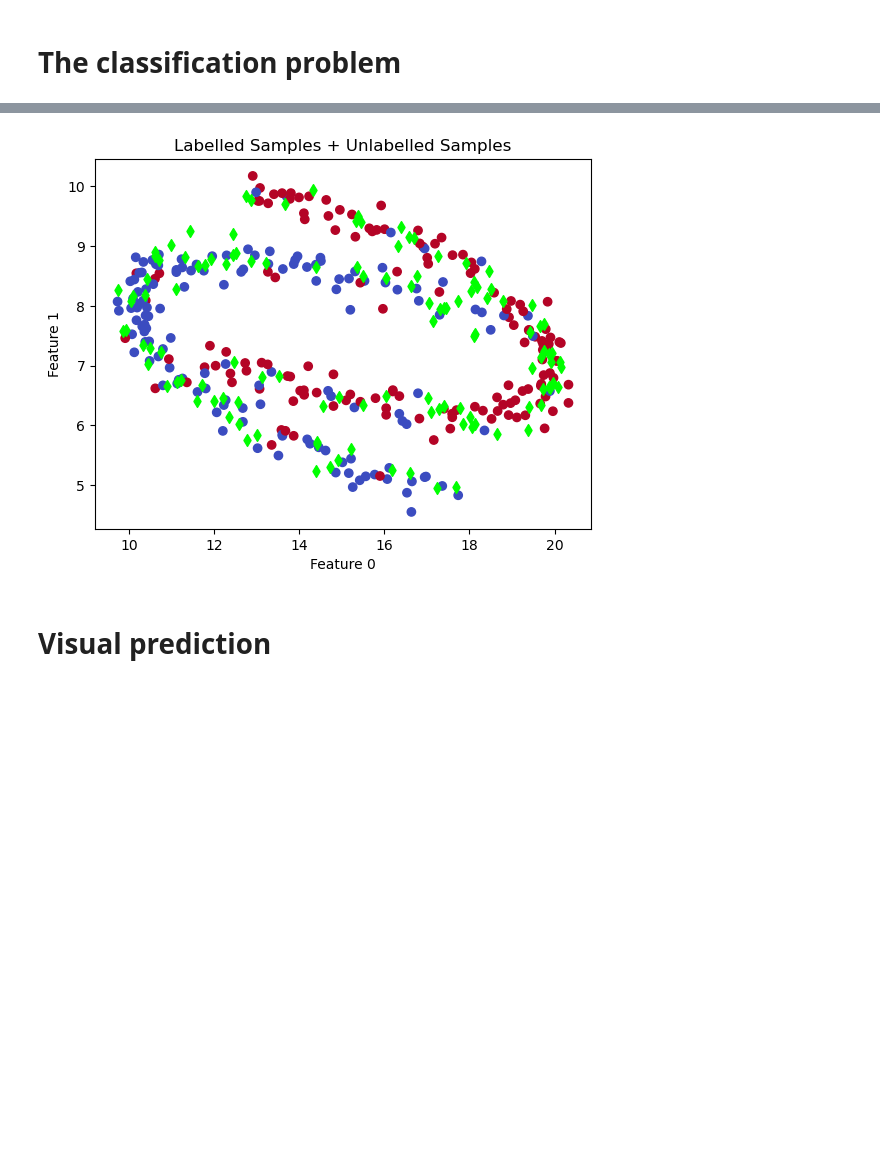
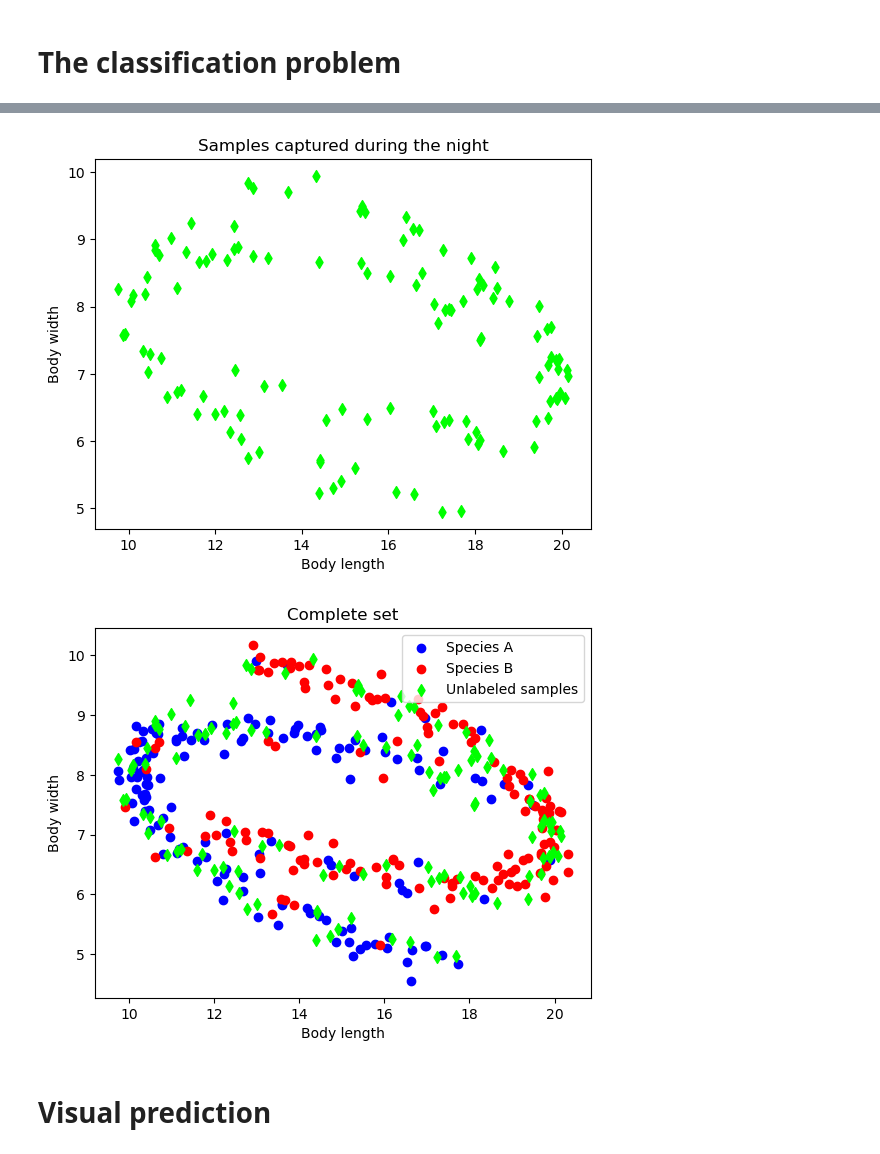
Before and after one commit to eduardo-ufmg/EAP, a Jupyter notebook: presentation/code/knn.ipynb, the cells around one changed output, grey strips where cells are left out. Drawn from its saved outputs; the diff is of its cells as text; code cells hidden in the pictures; blank space fills up the shorter version.

Commit message:
Add KNN presentation script for EAP class covering problem introduction, training data, measurements, and classification methodology

```diff
--- a/presentation/code/knn.ipynb
+++ b/presentation/code/knn.ipynb
@@ -42,13 +44,23 @@ plt.show()
 # %%
-plt.scatter(X2d_train[:, 0], X2d_train[:, 1], c=y2d_train, cmap='coolwarm')
 plt.scatter(X2d_test[:, 0], X2d_test[:, 1], c='lime', marker='d')
-plt.title('Labelled Samples + Unlabelled Samples')
-plt.xlabel('Feature 0')
-plt.ylabel('Feature 1')
-plt.savefig('../results/2dtrain_test.png')
+plt.title('Samples captured during the night')
+plt.xlabel('Body length')
+plt.ylabel('Body width')
+plt.savefig('../results/2dnight.png')
 plt.show()
+
+plt.scatter(X2d_train[y2d_train == 0, 0], X2d_train[y2d_train == 0, 1], label='Species A', color='blue')
+plt.scatter(X2d_train[y2d_train == 1, 0], X2d_train[y2d_train == 1, 1], label='Species B', color='red')
+plt.scatter(X2d_test[:, 0], X2d_test[:, 1], marker='d', label='Unlabeled samples', color='lime')
+plt.legend()
+plt.title('Complete set')
+plt.xlabel('Body length')
+plt.ylabel('Body width')
+plt.savefig('../results/2dtraintest.png')
+plt.show()
 # %% [output]
-[figure, old version]
+[figure, new version]
+[figure, added]
 # %% [markdown]
 # Visual prediction
 # %%
```
Also changed, not shown: parts of 12 cells of this notebook, 1 other file.
